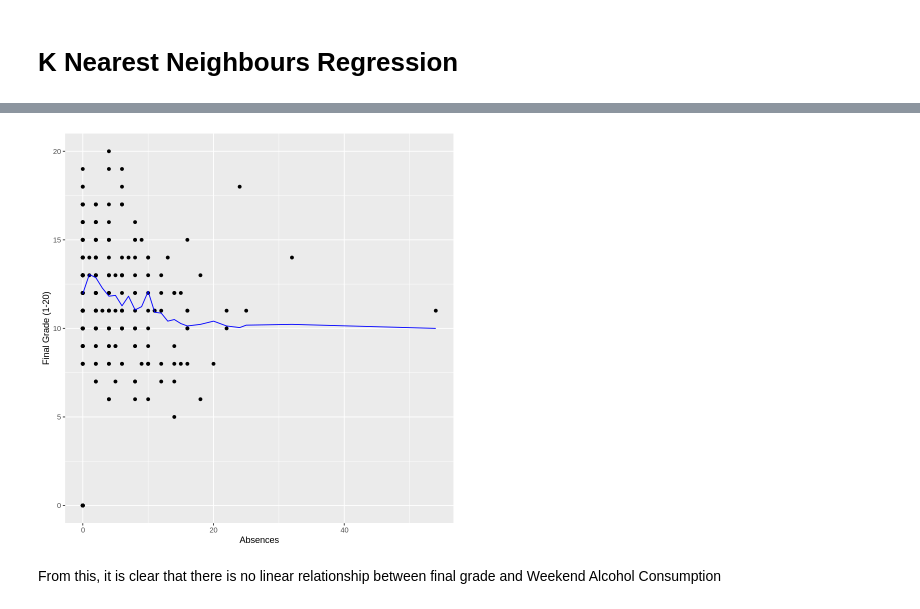
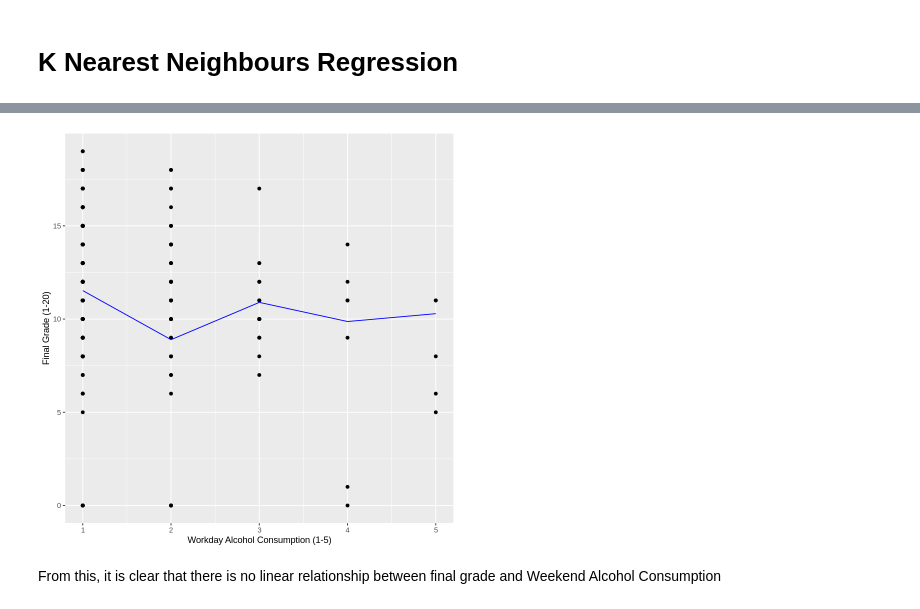
Before and after one commit to eto168/DSCI100_team24_project_proposal, a Jupyter notebook: Project-Report.ipynb, the cells around one changed output, grey strips where cells are left out. Cells and saved outputs as stored; diff of their text form; code cells hidden in the pictures.

```diff
--- a/Project-Report.ipynb
+++ b/Project-Report.ipynb
@@ -94,12 +98,12 @@ total_set <- rbind(student_mat, student_por)
 
 #filter for desired columns
 filtered_set <- total_set %>%
-                select(goout, absences, Dalc, Walc, G3)
+                select(goout, Dalc, Walc, G3)
 
 #reduce the number of classes our model needs to predict by grouping final grades (G3)
 #here, we use the portugese grading system found at: https://www.scholaro.com/pro/Countries/Portugal/Grading-System
 #this website shows the portugese grades on a 1-20 scale to letter grades on the American Grading System
-data_with_lg <- filtered_set %>%
+data_train_new_classifier <- filtered_set %>%
     mutate(G3_class = case_when((G3 >= 0 & G3 <= 6.99) ~ "F",
                                 (G3 >= 7 & G3 <= 9.99) ~"D",
                                 (G3 >= 10 & G3 <= 13.99) ~ "C",
@@ -108,11 +112,11 @@ data_with_lg <- filtered_set %>%
                                 (G3 >= 18 & G3 <= 20 ~ "A+")),
           G3_class = as.factor(G3_class))
 
-head(data_with_lg, 10)
-unique(data_with_lg$G3_class)
+head(data_train_new_classifier, 10)
+unique(data_train_new_classifier$G3_class)
 
 #split our dataset into a training and testing set.
-data_split <- initial_split(data_with_lg, prop = 0.75, strata = G3)  #where G3 = final grade
+data_split <- initial_split(data_train_new_classifier, prop = 0.75, strata = G3)  #where G3 = final grade
 data_train <- training(data_split)
 data_test <- testing(data_split)
 head(data_train, 4)
@@ -452,8 +457,10 @@ To see if we can come up with an accurate predictor, perhaps we can try to use K
 # %% [markdown]
 # K Nearest Neighbours __Regression__
 # %%
+set.seed(1000)
+
 #Here, we will be predicting G3, a quantitative final grade.
-#For simplicity, we will try to predict with one variable: Absences
+#For simplicity, we will try to predict with one variable: Dalc
 data_train_no_class <- data_train %>%
     select(-G3_class)
 
@@ -471,7 +478,7 @@ nrow(data_train_no_class)
 
 
 #Here, we create another recipe to be used in the workflow. We use the upsampled dataframe as the same with the Classifier.
-lg_regression_recipe <- recipe(G3 ~ absences,
+lg_regression_recipe <- recipe(G3 ~ Dalc,
                               data = data_train_no_class) %>%
     step_scale(all_predictors()) %>%
     step_center(all_predictors())
@@ -499,11 +506,11 @@ least_rmse <- knn_metrics_regression %>%
     filter(.metric == "rmse") %>%
     filter(mean == min(mean))
 
-#Give K = 28
+#Give K = 38
 least_rmse
 
 knn_reg_spec_final <- nearest_neighbor(weight_func = "rectangular",
-                                        neighbors = 22) %>%
+                                        neighbors = 38) %>%
     set_engine("kknn") %>%
     set_mode("regression")
 
@@ -555,19 +562,19 @@ A tibble: 3 × 3
 # %%
 #Plot the KNN regression
 plot_final <- predictions %>%
-    ggplot(aes(x = absences,
+    ggplot(aes(x = Dalc,
                y = G3)) +
     geom_point() +
-    labs(x = "Absences",
+    labs(x = "Workday Alcohol Consumption (1-5)",
          y = "Final Grade (1-20)") +
     geom_line(data = predictions,
-              aes(x = absences,
+              aes(x = Dalc,
                   y = .pred),
               colour = "blue")
 
 plot_final
 # %% [output]
-[figure, old version]
+[figure, new version]
 # %% [markdown]
 From this, it is clear that there is no linear relationship between final grade and Weekend Alcohol Consumption
 # %% [markdown]
```
Also changed, not shown: parts of 17 cells of this notebook.
